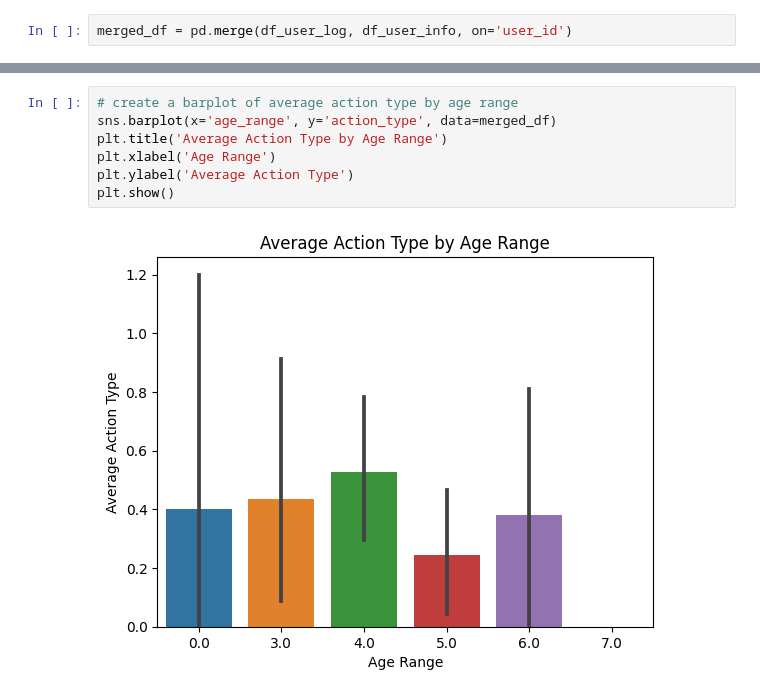
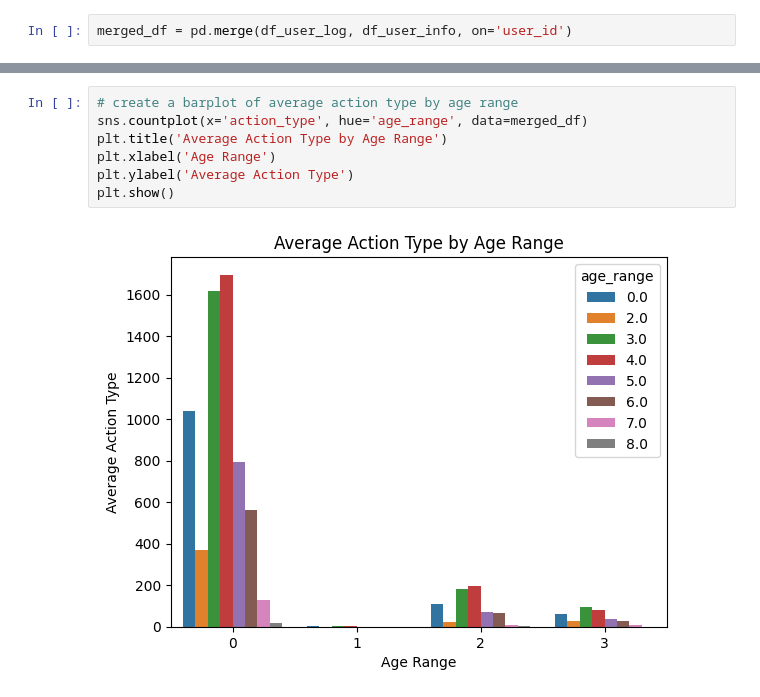
Before and after one commit to satyam04sharma/CECS550_FinalProject, a Jupyter notebook: CECS550_PR_Final_Project.ipynb, the cells around one changed output, grey strips where cells are left out. Saved outputs shown, nothing was run; the diff lists cells and outputs as text.

```diff
--- a/CECS550_PR_Final_Project.ipynb
+++ b/CECS550_PR_Final_Project.ipynb
@@ -95,12 +95,12 @@ plt.show()
 # %%
 # create a barplot of average action type by age range
-sns.barplot(x='age_range', y='action_type', data=merged_df)
+sns.countplot(x='action_type', hue='age_range', data=merged_df)
 plt.title('Average Action Type by Age Range')
 plt.xlabel('Age Range')
 plt.ylabel('Average Action Type')
 plt.show()
 # %% [output]
-[figure, old version]
+[figure, new version]
 # %%
 # create a heatmap of user activity by age range and gender
 heatmap_df = merged_df.pivot_table(index='age_range', columns='gender', values='action_type', aggfunc='count')
```
Also changed, not shown: parts of 9 cells of this notebook, 1 other file.
